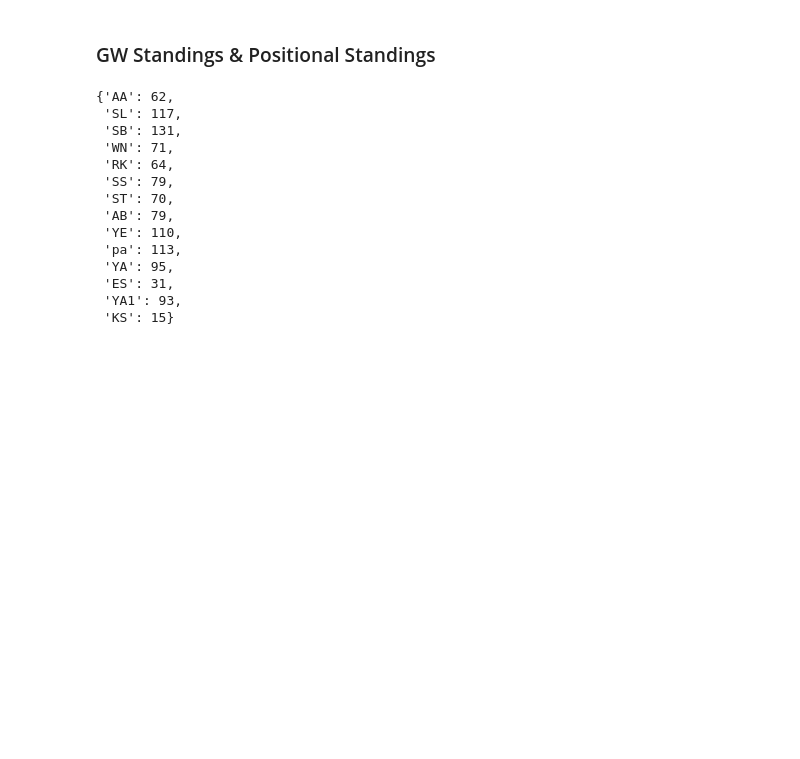
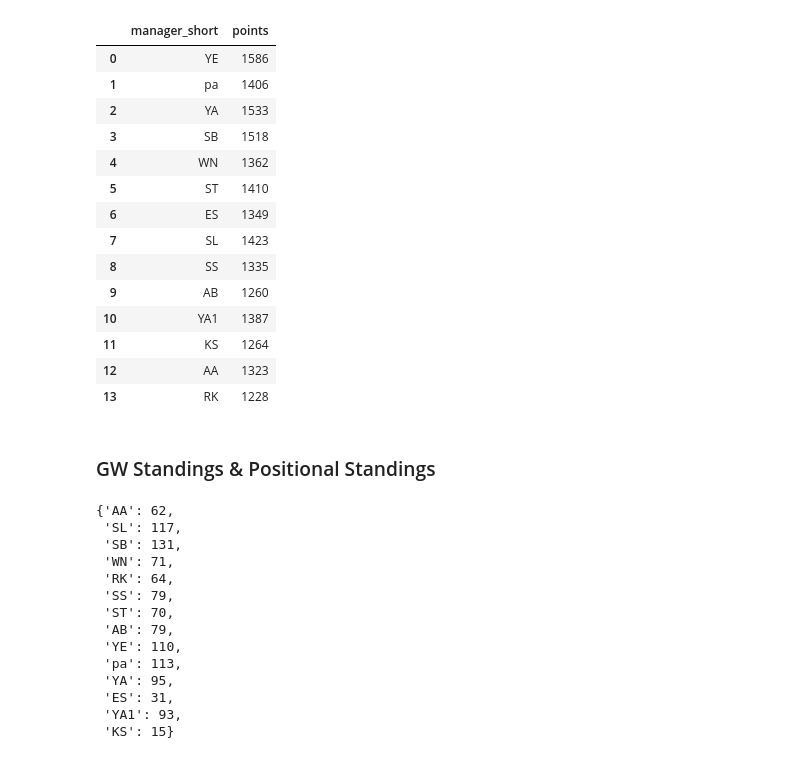
Before and after one commit to TheSantiagoSuarez/personal_projects, a Jupyter notebook: FPL_S3/back_end/fpl_findings_test.ipynb, the cells around one changed output. Cells and saved outputs as stored; diff of their text form; code cells hidden in the pictures; blank space fills up the shorter version.

```diff
--- a/FPL_S3/back_end/fpl_findings_test.ipynb
+++ b/FPL_S3/back_end/fpl_findings_test.ipynb
@@ -8,12 +8,32 @@ import fpl_methods as methods
 with open ('season_data.pickle','rb') as file:
     data = pickle.load(file)
 
+with open ('season_findings.pickle','rb') as file:
+    findings = pickle.load(file)
 
 managers = data["managers"]
 players = data["players"]
 transfers = data["transfers"]
 team = data["teams"]
 
-findings = {}
+#findings = {}
 
 current_gw = max(managers[0].picks)
+# %%
+findings["standings"][["manager_short","points"]]
+# %% [output]
+|  | manager_short | points |
+| 0 | YE | 1586 |
+| 1 | pa | 1406 |
+| 2 | YA | 1533 |
+| 3 | SB | 1518 |
+| 4 | WN | 1362 |
+| 5 | ST | 1410 |
+| 6 | ES | 1349 |
+| 7 | SL | 1423 |
+| 8 | SS | 1335 |
+| 9 | AB | 1260 |
+| 10 | YA1 | 1387 |
+| 11 | KS | 1264 |
+| 12 | AA | 1323 |
+| 13 | RK | 1228 |
```
Also changed, not shown: parts of 1 cell of this notebook, 1 other file.
